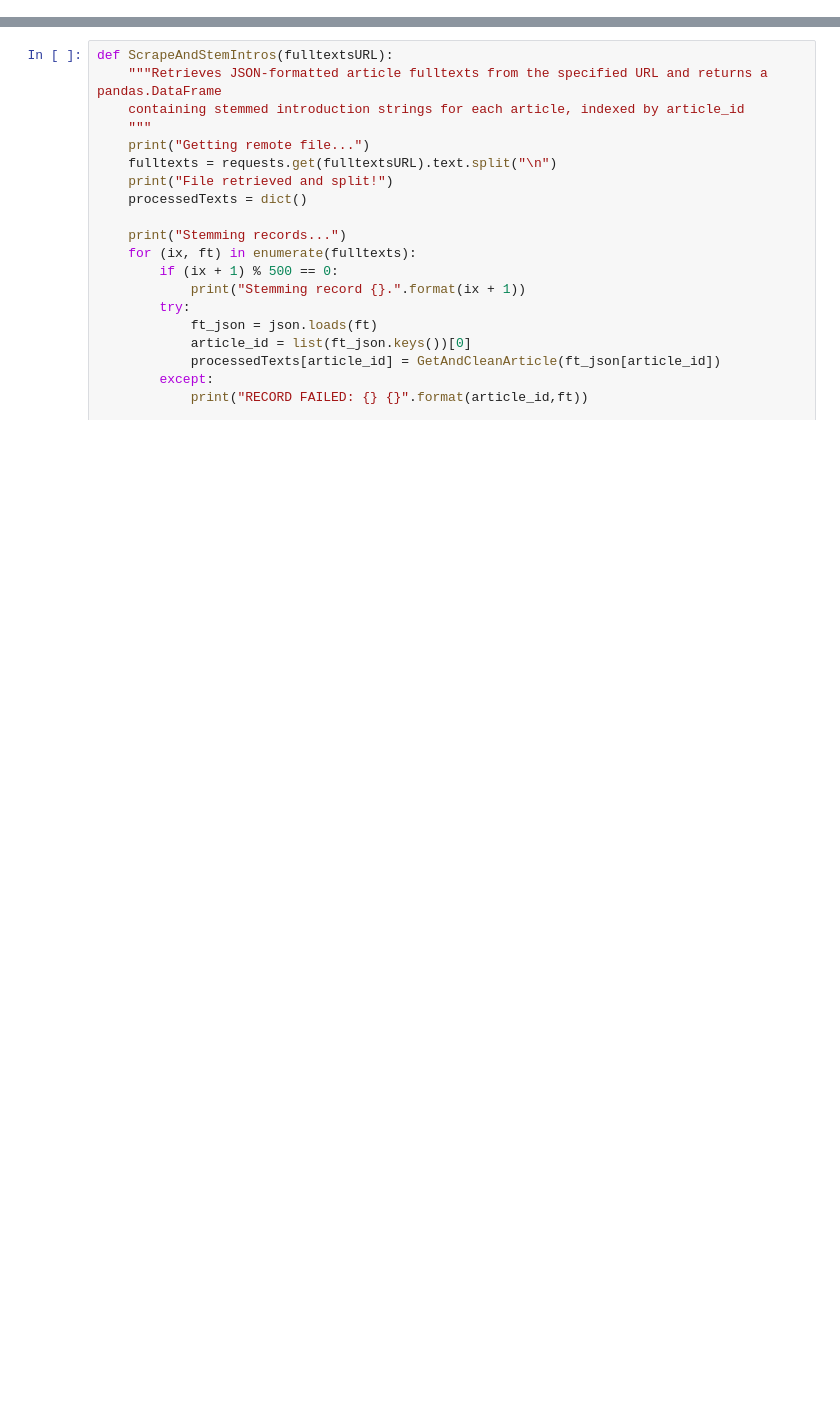
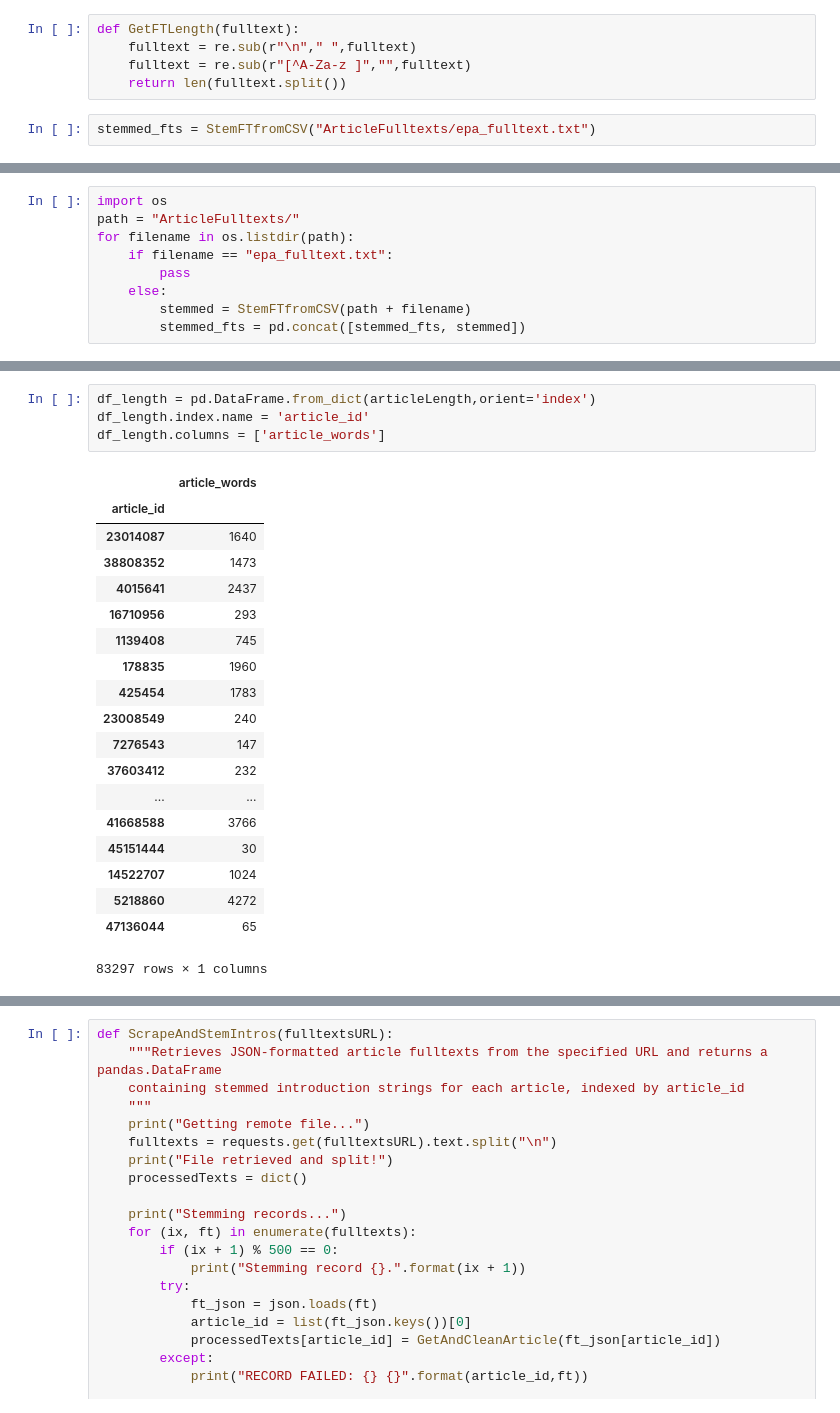
Before and after one commit to dekedor/AtRiskWiki, a Jupyter notebook: WikiTextScraper/ProcessingArticleTextForBOW.ipynb, the cells around one changed output, grey strips where cells are left out. Cells and saved outputs as stored; diff of their text form; blank space fills up the shorter version.

```diff
--- a/WikiTextScraper/ProcessingArticleTextForBOW.ipynb
+++ b/WikiTextScraper/ProcessingArticleTextForBOW.ipynb
@@ -47,0 +45,7 @@ epa_titles
+# %%
+def GetFTLength(fulltext):
+    fulltext = re.sub(r"\n"," ",fulltext)
+    fulltext = re.sub(r"[^A-Za-z ]","",fulltext)
+    return len(fulltext.split())
+# %%
+stemmed_fts = StemFTfromCSV("ArticleFulltexts/epa_fulltext.txt")
@@ -47,0 +61,9 @@ epa_titles
+# %%
+import os
+path = "ArticleFulltexts/"
+for filename in os.listdir(path):
+    if filename == "epa_fulltext.txt":
+        pass
+    else:
+        stemmed = StemFTfromCSV(path + filename)
+        stemmed_fts = pd.concat([stemmed_fts, stemmed])
@@ -47,0 +99,24 @@ epa_titles
+# %%
+df_length = pd.DataFrame.from_dict(articleLength,orient='index')
+df_length.index.name = 'article_id'
+df_length.columns = ['article_words']
+# %% [output]
+|  | article_words |
+| article_id |  |
+| 23014087 | 1640 |
+| 38808352 | 1473 |
+| 4015641 | 2437 |
+| 16710956 | 293 |
+| 1139408 | 745 |
+| 178835 | 1960 |
+| 425454 | 1783 |
+| 23008549 | 240 |
+| 7276543 | 147 |
+| 37603412 | 232 |
+| ... | ... |
+| 41668588 | 3766 |
+| 45151444 | 30 |
+| 14522707 | 1024 |
+| 5218860 | 4272 |
+| 47136044 | 65 |
+83297 rows × 1 columns
```
Also changed, not shown: parts of 34 cells of this notebook, 3 other files.
